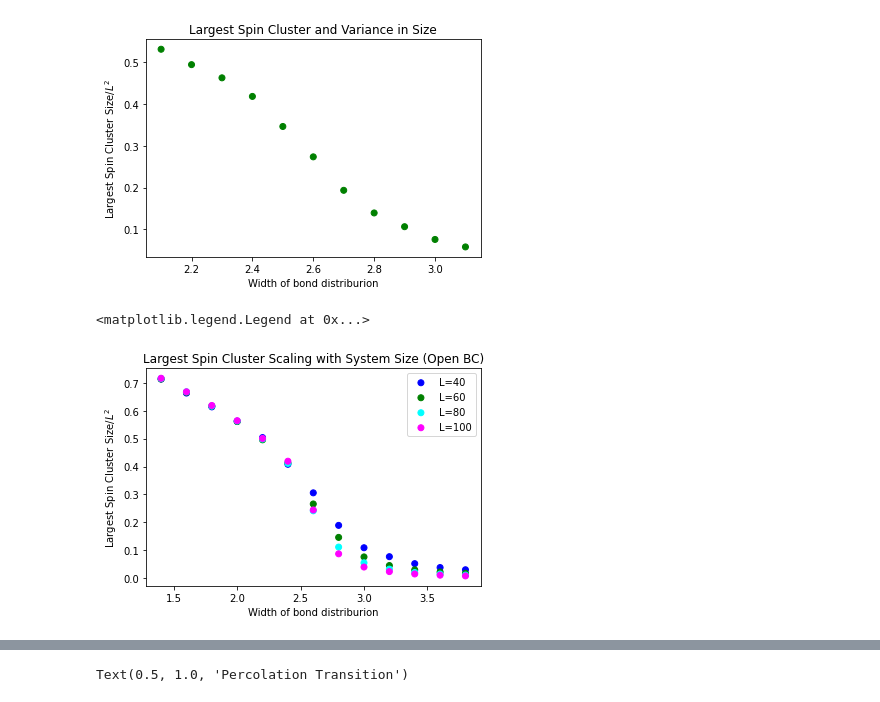
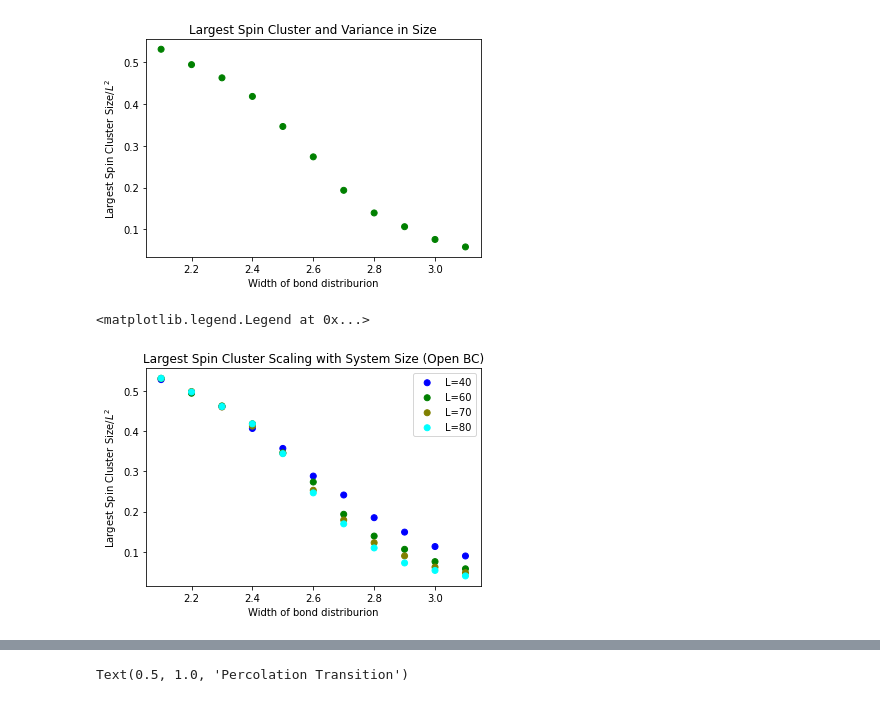
Before and after one commit to tsgaurav/Ising_RSRG, a Jupyter notebook: bdry_output/Bdry_distribution.ipynb, the cells around one changed output, grey strips where cells are left out. Drawn from its saved outputs; the diff is of its cells as text; code cells hidden in the pictures.

```diff
--- a/bdry_output/Bdry_distribution.ipynb
+++ b/bdry_output/Bdry_distribution.ipynb
@@ -177,7 +177,7 @@ plt.title("Largest Spin Cluster and Variance in Size")
 Text(0.5, 1.0, 'Largest Spin Cluster and Variance in Size')
 [figure]
 # %%
-for L in [40, 60, 80, 100]:
+for L in [40, 60, 70, 80]:
     fixed_length_slice = log_file[lambda df: (df['L'] == L)]
     ts_list = fixed_length_slice['ts'].tolist()
 
@@ -188,31 +188,31 @@ for L in [40, 60, 80, 100]:
 
 
     for index, ts in enumerate(ts_list):
 
         with open("IsingB_2D_clusters_"+str(ts)+".pkl", "rb") as fp:
             clust_list_final = pickle.load(fp)
 
         #print(input_dict)
         clust_dict_list, reverse_dict_list = [], []
 
         for core_pair in clust_list_final:
             clust_list_temp = core_pair[0]
             reverse_list_temp = core_pair[1]
             clust_dict_list+=clust_list_temp
             reverse_dict_list+=reverse_list_temp
 
         largest_clust_list = np.array([max([len(clust) for clust in reverse_dict.values() if clust is not None]) for reverse_dict in reverse_dict_list])
 
         largest_clust_size.append(largest_clust_list.mean()/L**2)
         var_lcs.append(largest_clust_list.std()/L**2)
         c_list.append(c_dict[L])
 
     plt.scatter(w_vals, largest_clust_size, c=c_list, label='L='+str(L))
 
 plt.ylabel("Largest Spin Cluster Size/$L^2$")
 plt.xlabel("Width of bond distriburion")
 plt.title("Largest Spin Cluster Scaling with System Size (Open BC)")
 plt.legend()
 # %% [output]
 <matplotlib.legend.Legend at 0x...>
-[figure, old version]
+[figure, new version]
```
Also changed, not shown: parts of 2 cells of this notebook, 1 other file.
